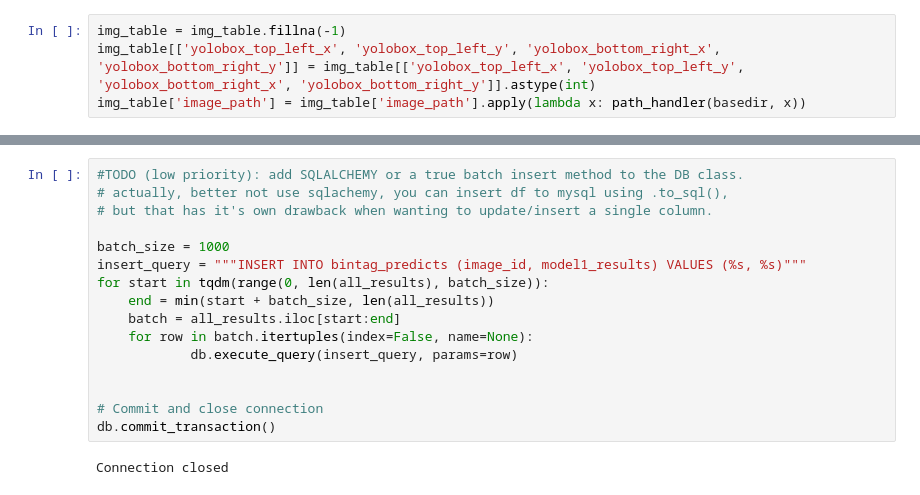
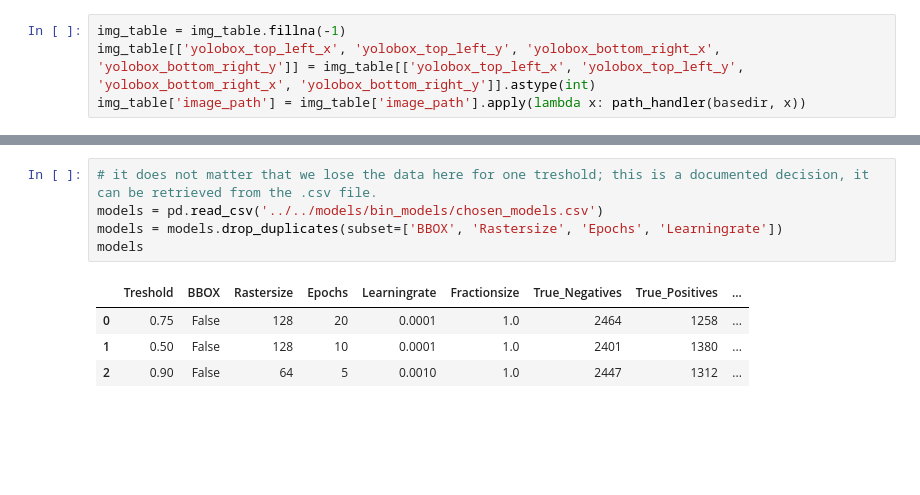
Before and after one commit to Frederic-P/automotive_project, a Jupyter notebook: notebooks/model appliers/apply_bintag.ipynb, the cells around one changed output, grey strips where cells are left out. Drawn from its saved outputs; the diff is of its cells as text; blank space fills up the shorter version.

Commit message:
Implemented better binary tagging applier

```diff
--- a/notebooks/model appliers/apply_bintag.ipynb
+++ b/notebooks/model appliers/apply_bintag.ipynb
@@ -152,18 +109,10 @@ I0000 00:00:1738600562.687007  348985 device_compiler.h:188] Compiled cluster us
-# %%
-#TODO (low priority): add SQLALCHEMY or a true batch insert method to the DB class.
-# actually, better not use sqlachemy, you can insert df to mysql using .to_sql(),
-# but that has it's own drawback when wanting to update/insert a single column.
-
-batch_size = 1000
-insert_query = """INSERT INTO bintag_predicts (image_id, model1_results) VALUES (%s, %s)"""
-for start in tqdm(range(0, len(all_results), batch_size)):
-    end = min(start + batch_size, len(all_results))
-    batch = all_results.iloc[start:end]
-    for row in batch.itertuples(index=False, name=None):
-            db.execute_query(insert_query, params=row)
-
-
-# Commit and close connection
-db.commit_transaction()
-# %% [output]
-Connection closed
+# %%
+# it does not matter that we lose the data here for one treshold; this is a documented decision, it can be retrieved from the .csv file.
+models = pd.read_csv('../../models/bin_models/chosen_models.csv')
+models = models.drop_duplicates(subset=['BBOX', 'Rastersize', 'Epochs', 'Learningrate'])
+models
+# %% [output]
+|  | Treshold | BBOX | Rastersize | Epochs | Learningrate | Fractionsize | True_Negatives | True_Positives | ... |
+| 0 | 0.75 | False | 128 | 20 | 0.0001 | 1.0 | 2464 | 1258 | ... |
+| 1 | 0.50 | False | 128 | 10 | 0.0001 | 1.0 | 2401 | 1380 | ... |
+| 2 | 0.90 | False | 64 | 5 | 0.0010 | 1.0 | 2447 | 1312 | ... |
```
Also changed, not shown: parts of 16 cells of this notebook, 1 other file.
